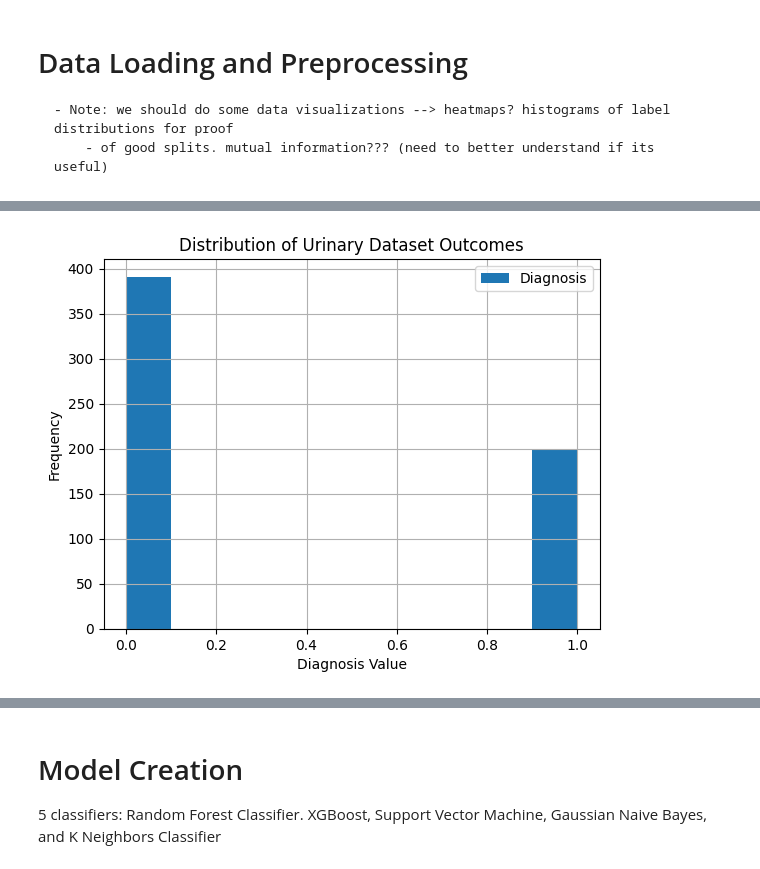
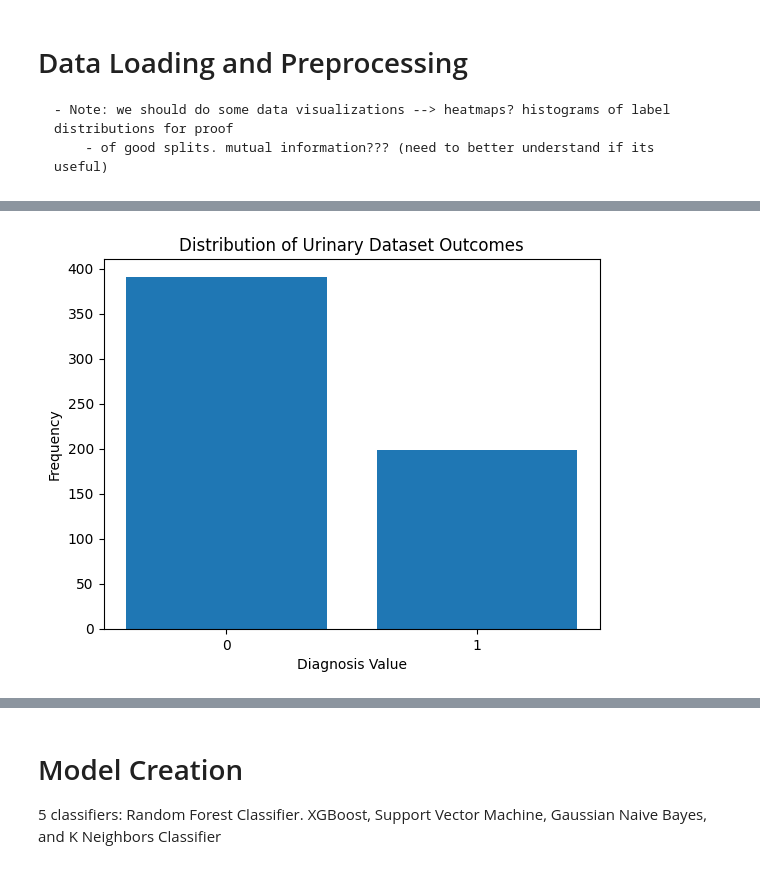
Before and after one commit to shushkovsky/02-518-Pancreatic-Cancer-Detection-Project, a Jupyter notebook: PancreaticCancerDetection.ipynb, the cells around one changed output, grey strips where cells are left out. Cells and saved outputs as stored; diff of their text form; code cells hidden in the pictures.

```diff
--- a/PancreaticCancerDetection.ipynb
+++ b/PancreaticCancerDetection.ipynb
@@ -54,14 +54,15 @@ val_cols = urinary_df.loc[:, ~urinary_df.columns.isin(['Diagnosis'])]
 urinary_df[val_cols.columns] = scaler.fit_transform(val_cols)
 # %%
 # Examine Distribution of urinary dataset
-
-urinary_df.hist(column="Diagnosis", legend=True)
+values = urinary_df['Diagnosis'].value_counts()
+plt.bar(values.index, values.values)
+plt.xticks([0,1])
 plt.xlabel("Diagnosis Value")
 plt.ylabel("Frequency")
 plt.title("Distribution of Urinary Dataset Outcomes")
 plt.show()
 # %% [output]
-[figure, old version]
+[figure, new version]
 # %%
 # Split data into training/validation and test (80/20)
 
```
Also changed, not shown: parts of 7 cells of this notebook.
